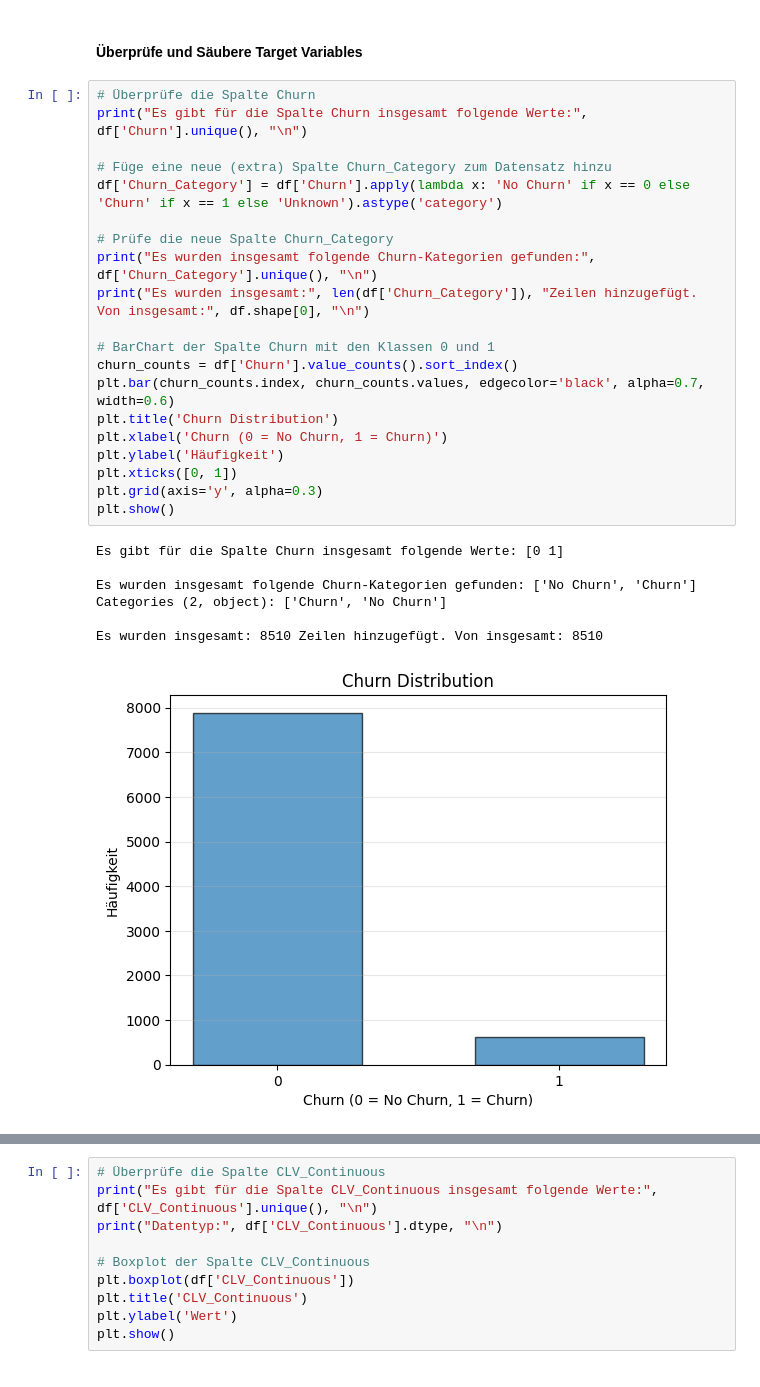
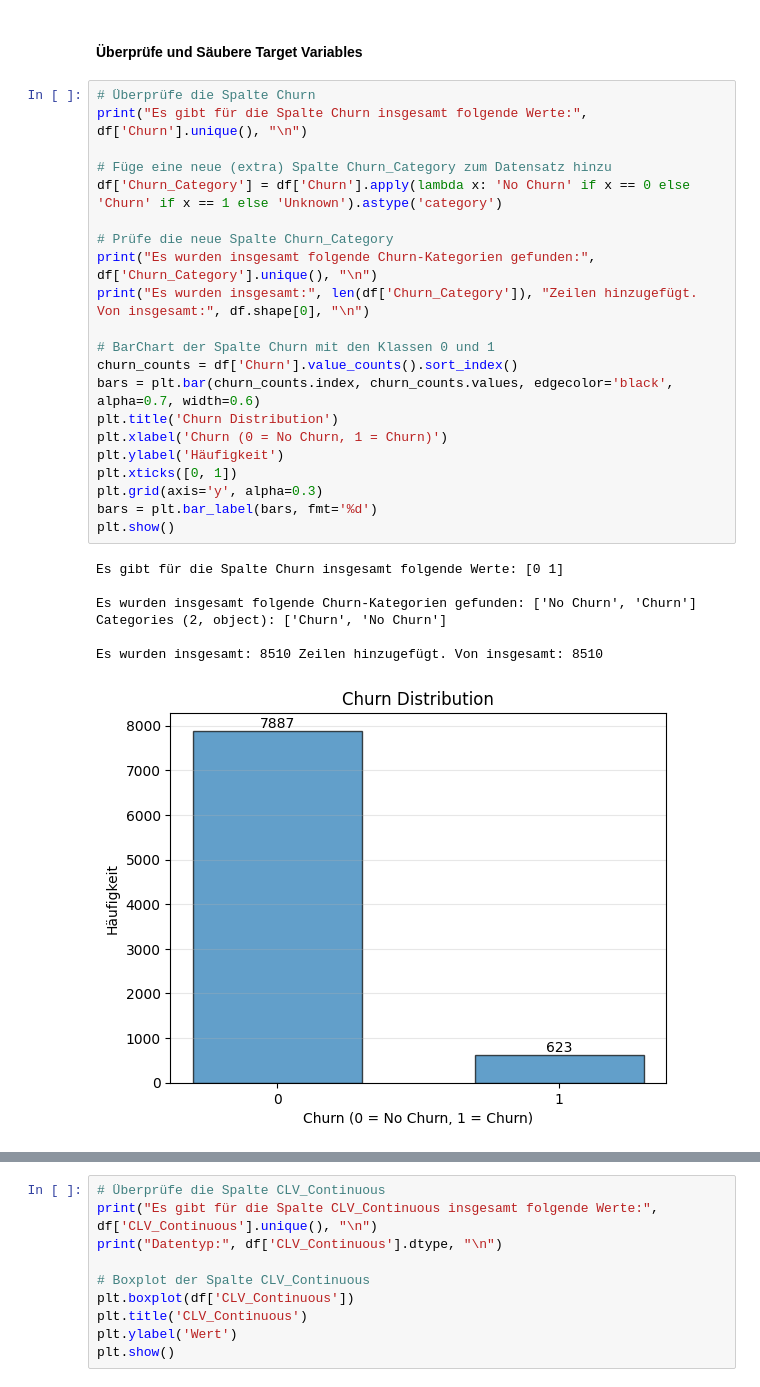
Before and after one commit to PatrickSchubert-Munich/DataScience_and_ML_Assignment, a Jupyter notebook: task_1.ipynb, the cells around one changed output, grey strips where cells are left out. Drawn from its saved outputs; the diff is of its cells as text.

```diff
--- a/task_1.ipynb
+++ b/task_1.ipynb
@@ -530,28 +530,29 @@ Mit IQR von 1.5 wurden insgesamt zwar 108 Zeilen entfernt, aber die monatliche T
 # %%
 # Überprüfe die Spalte Churn
 print("Es gibt für die Spalte Churn insgesamt folgende Werte:", df['Churn'].unique(), "\n")
 
 # Füge eine neue (extra) Spalte Churn_Category zum Datensatz hinzu
 df['Churn_Category'] = df['Churn'].apply(lambda x: 'No Churn' if x == 0 else 'Churn' if x == 1 else 'Unknown').astype('category')
 
 # Prüfe die neue Spalte Churn_Category
 print("Es wurden insgesamt folgende Churn-Kategorien gefunden:", df['Churn_Category'].unique(), "\n")
 print("Es wurden insgesamt:", len(df['Churn_Category']), "Zeilen hinzugefügt. Von insgesamt:", df.shape[0], "\n")
 
 # BarChart der Spalte Churn mit den Klassen 0 und 1
 churn_counts = df['Churn'].value_counts().sort_index()
-plt.bar(churn_counts.index, churn_counts.values, edgecolor='black', alpha=0.7, width=0.6)
+bars = plt.bar(churn_counts.index, churn_counts.values, edgecolor='black', alpha=0.7, width=0.6)
 plt.title('Churn Distribution')
 plt.xlabel('Churn (0 = No Churn, 1 = Churn)')
 plt.ylabel('Häufigkeit')
 plt.xticks([0, 1])
 plt.grid(axis='y', alpha=0.3)
+bars = plt.bar_label(bars, fmt='%d')
 plt.show()
 # %% [output]
 Es gibt für die Spalte Churn insgesamt folgende Werte: [0 1]
 
 Es wurden insgesamt folgende Churn-Kategorien gefunden: ['No Churn', 'Churn']
 Categories (2, object): ['Churn', 'No Churn']
 
 Es wurden insgesamt: 8510 Zeilen hinzugefügt. Von insgesamt: 8510
-[figure, old version]
+[figure, new version]
```
Also changed, not shown: parts of 8 cells of this notebook, 1 other file.
